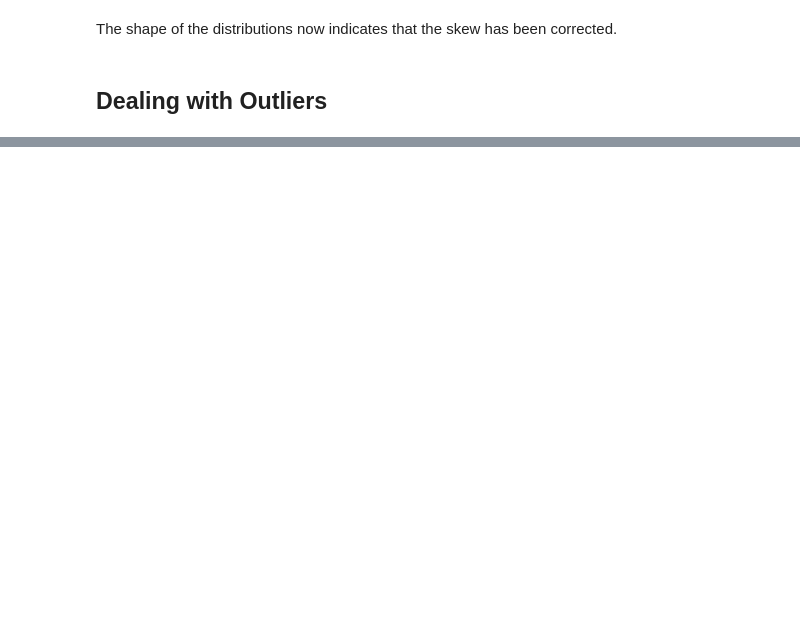
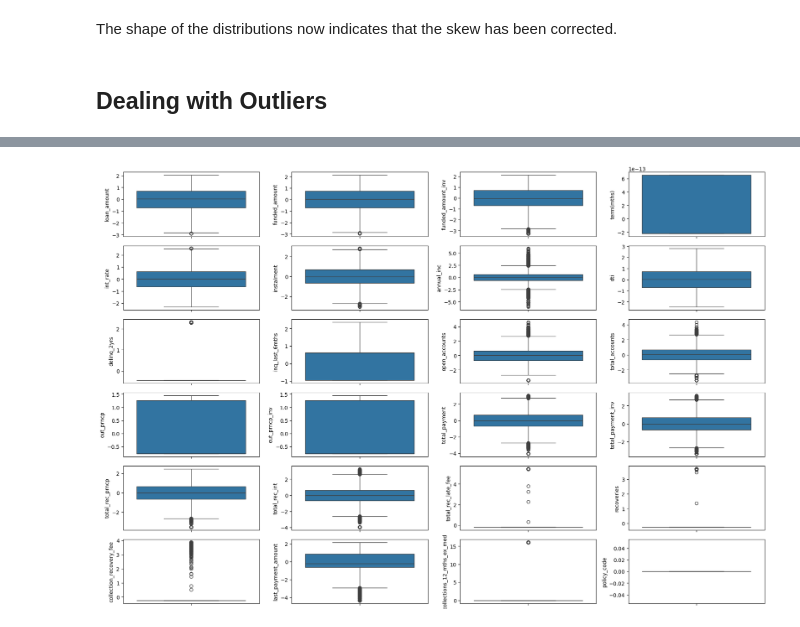
Before and after one commit to balany1/exploratory-data-analysis---customer-loans-in-finance152, a Jupyter notebook: eda.ipynb, the cells around one changed output, grey strips where cells are left out. Drawn from its saved outputs; the diff is of its cells as text; code cells hidden in the pictures; blank space fills up the shorter version.

```diff
--- a/eda.ipynb
+++ b/eda.ipynb
@@ -292,0 +366,4 @@ The shape of the distributions now indicates that the skew has been corrected.
+# %%
+visuals.visualise_outliers(nonskewed_df)
+# %% [output]
+[figure, added]
```
Also changed, not shown: parts of 6 cells of this notebook, 4 other files.
